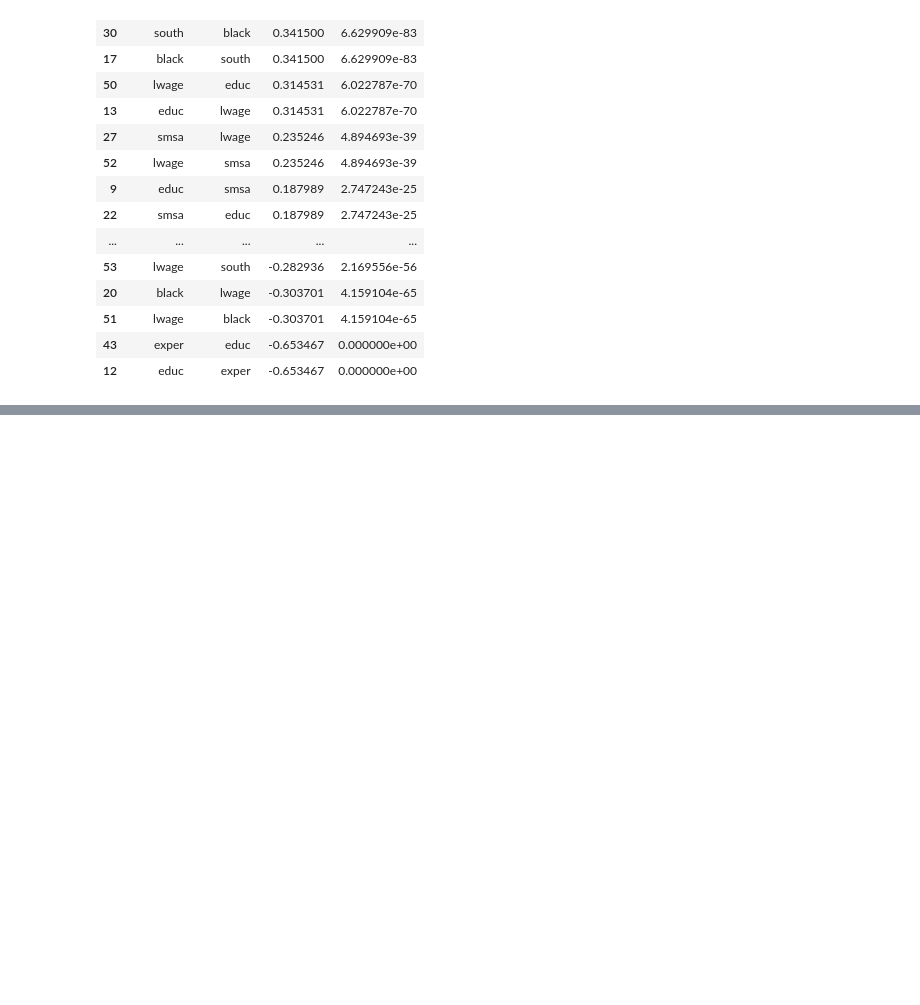
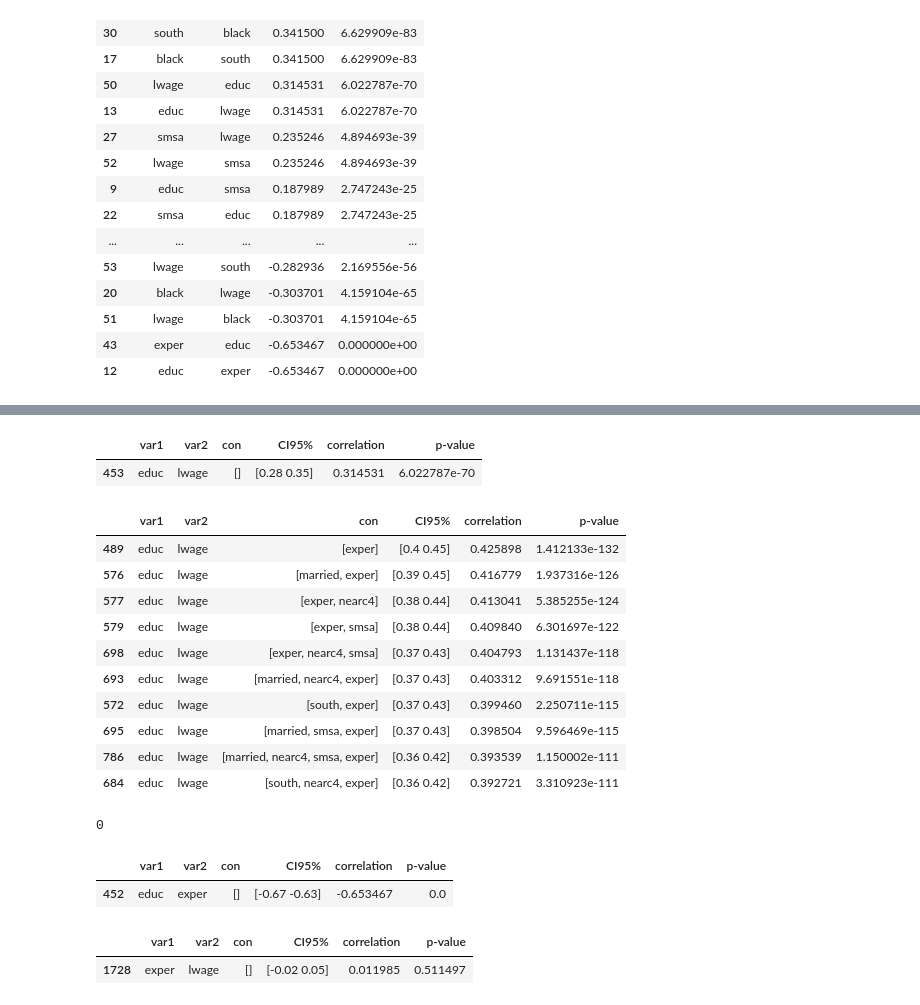
Before and after one commit to FemkeBakker/ProjectCausalDataScience, a Jupyter notebook: EDA.ipynb, the cells around one changed output, grey strips where cells are left out. Drawn from its saved outputs; the diff is of its cells as text; code cells hidden in the pictures; blank space fills up the shorter version.

```diff
--- a/EDA.ipynb
+++ b/EDA.ipynb
@@ -292,0 +415,31 @@ display(significant)
+# %%
+#### educ and lwage
+relation = independence_tests.loc[(independence_tests['var1']=='educ') & (independence_tests['var2']=='lwage')].sort_values(by=['correlation'],ascending=False)
+display(relation.loc[relation['con'].apply(len) == 0])
+display(relation.head(10))
+
+relation_non_sig = relation.loc[relation['p-value']>0.05]
+print(len(relation_non_sig))
+
+
+display(independence_tests.loc[(independence_tests['var1']=='educ') & (independence_tests['var2']=='exper') & (independence_tests['con'].apply(len) == 0)].sort_values(by=['correlation'],ascending=False))
+display(independence_tests.loc[(independence_tests['var1']=='exper') & (independence_tests['var2']=='lwage') & (independence_tests['con'].apply(len) == 0)].sort_values(by=['correlation'],ascending=False))
+# %% [output]
+|  | var1 | var2 | con | CI95% | correlation | p-value |
+| 453 | educ | lwage | [] | [0.28 0.35] | 0.314531 | 6.022787e-70 |
+|  | var1 | var2 | con | CI95% | correlation | p-value |
+| 489 | educ | lwage | [exper] | [0.4 0.45] | 0.425898 | 1.412133e-132 |
+| 576 | educ | lwage | [married, exper] | [0.39 0.45] | 0.416779 | 1.937316e-126 |
+| 577 | educ | lwage | [exper, nearc4] | [0.38 0.44] | 0.413041 | 5.385255e-124 |
+| 579 | educ | lwage | [exper, smsa] | [0.38 0.44] | 0.409840 | 6.301697e-122 |
+| 698 | educ | lwage | [exper, nearc4, smsa] | [0.37 0.43] | 0.404793 | 1.131437e-118 |
+| 693 | educ | lwage | [married, nearc4, exper] | [0.37 0.43] | 0.403312 | 9.691551e-118 |
+| 572 | educ | lwage | [south, exper] | [0.37 0.43] | 0.399460 | 2.250711e-115 |
+| 695 | educ | lwage | [married, smsa, exper] | [0.37 0.43] | 0.398504 | 9.596469e-115 |
+| 786 | educ | lwage | [married, nearc4, smsa, exper] | [0.36 0.42] | 0.393539 | 1.150002e-111 |
+| 684 | educ | lwage | [south, nearc4, exper] | [0.36 0.42] | 0.392721 | 3.310923e-111 |
+0
+|  | var1 | var2 | con | CI95% | correlation | p-value |
+| 452 | educ | exper | [] | [-0.67 -0.63] | -0.653467 | 0.0 |
+|  | var1 | var2 | con | CI95% | correlation | p-value |
+| 1728 | exper | lwage | [] | [-0.02 0.05] | 0.011985 | 0.511497 |
```
Also changed, not shown: parts of 9 cells of this notebook, 5 other files.
